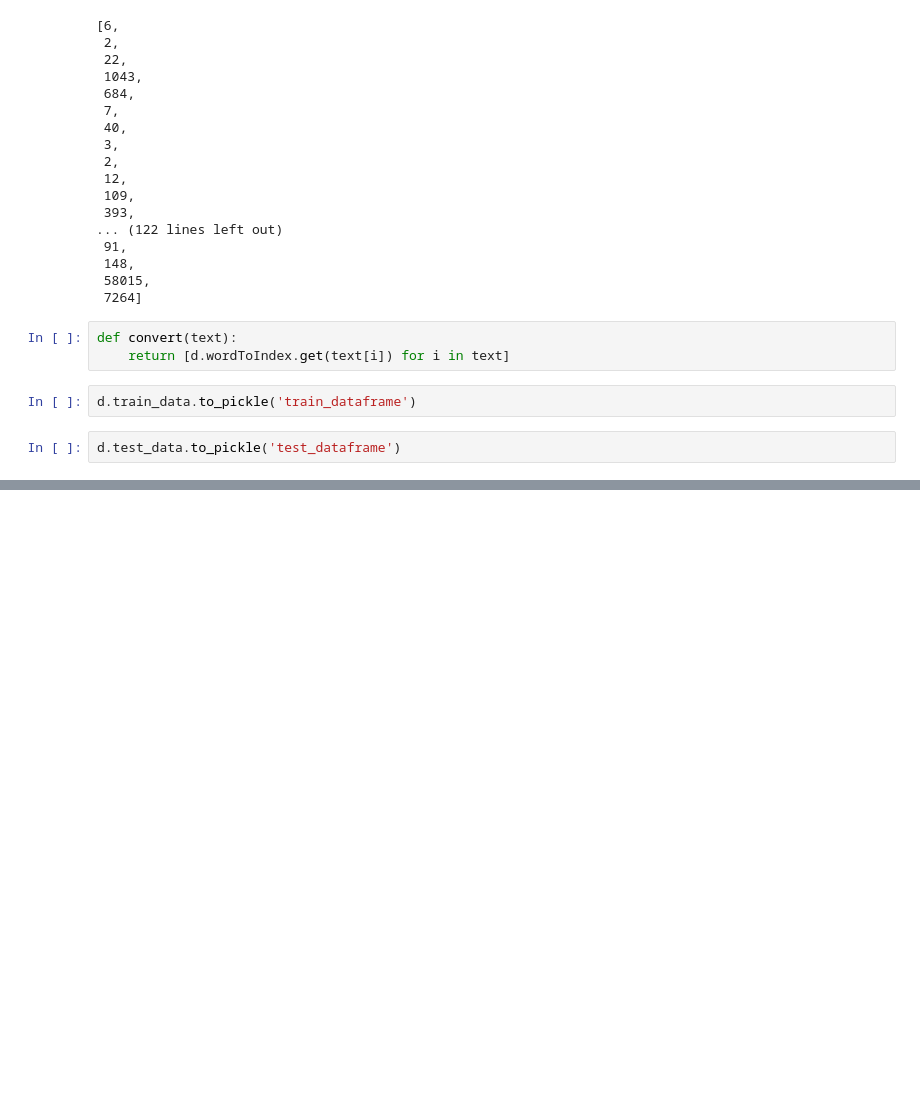
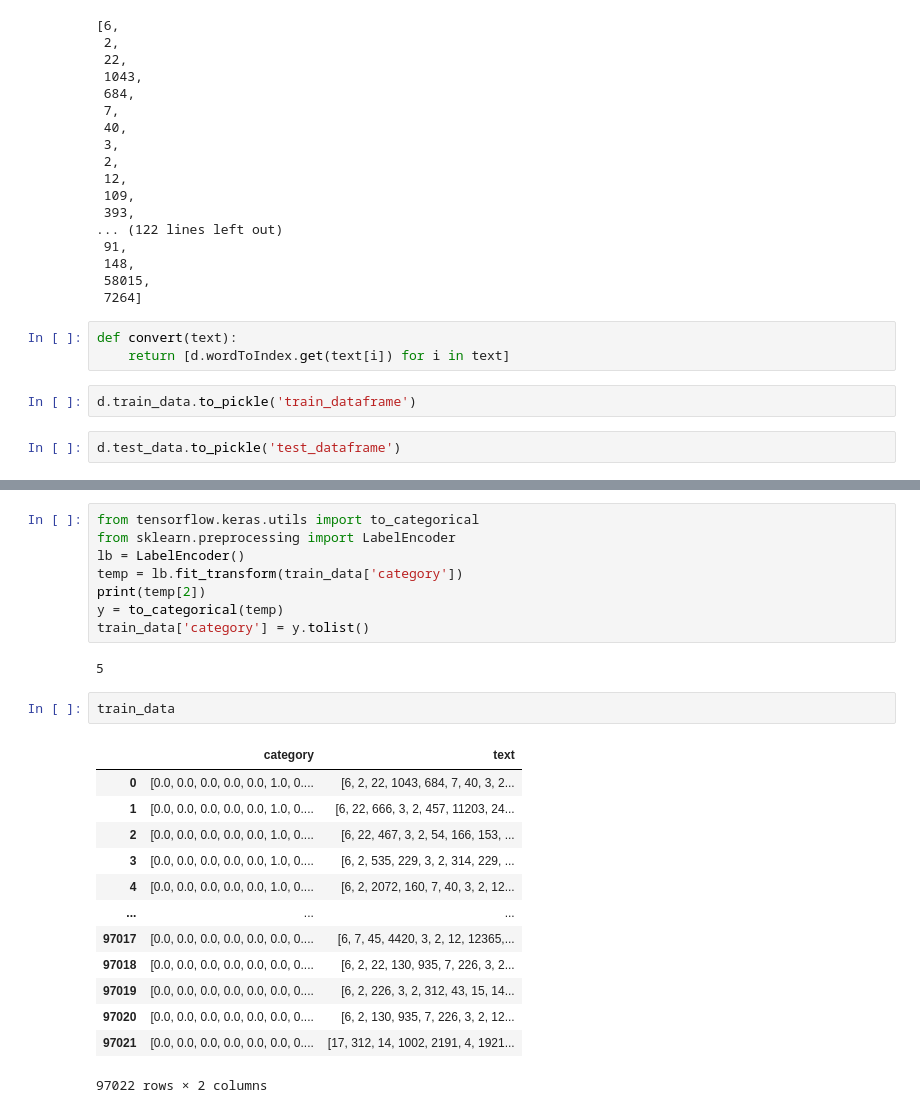
Before and after one commit to amirhossein-jamali/NLP, a Jupyter notebook: classification_assignment/CNN_Assignment_NLP_99_2.ipynb, the cells around one changed output, grey strips where cells are left out. Saved outputs shown, nothing was run; the diff lists cells and outputs as text; blank space fills up the shorter version.

```diff
--- a/classification_assignment/CNN_Assignment_NLP_99_2.ipynb
+++ b/classification_assignment/CNN_Assignment_NLP_99_2.ipynb
@@ -264,0 +302,26 @@ class CNNClassifier:
+# %%
+from tensorflow.keras.utils import to_categorical
+from sklearn.preprocessing import LabelEncoder
+lb = LabelEncoder()
+temp = lb.fit_transform(train_data['category'])
+print(temp[2])
+y = to_categorical(temp)
+train_data['category'] = y.tolist()
+# %% [output]
+5
+# %%
+train_data
+# %% [output]
+|  | category | text |
+| 0 | [0.0, 0.0, 0.0, 0.0, 0.0, 1.0, 0.... | [6, 2, 22, 1043, 684, 7, 40, 3, 2... |
+| 1 | [0.0, 0.0, 0.0, 0.0, 0.0, 1.0, 0.... | [6, 22, 666, 3, 2, 457, 11203, 24... |
+| 2 | [0.0, 0.0, 0.0, 0.0, 0.0, 1.0, 0.... | [6, 22, 467, 3, 2, 54, 166, 153, ... |
+| 3 | [0.0, 0.0, 0.0, 0.0, 0.0, 1.0, 0.... | [6, 2, 535, 229, 3, 2, 314, 229, ... |
+| 4 | [0.0, 0.0, 0.0, 0.0, 0.0, 1.0, 0.... | [6, 2, 2072, 160, 7, 40, 3, 2, 12... |
+| ... | ... | ... |
+| 97017 | [0.0, 0.0, 0.0, 0.0, 0.0, 0.0, 0.... | [6, 7, 45, 4420, 3, 2, 12, 12365,... |
+| 97018 | [0.0, 0.0, 0.0, 0.0, 0.0, 0.0, 0.... | [6, 2, 22, 130, 935, 7, 226, 3, 2... |
+| 97019 | [0.0, 0.0, 0.0, 0.0, 0.0, 0.0, 0.... | [6, 2, 226, 3, 2, 312, 43, 15, 14... |
+| 97020 | [0.0, 0.0, 0.0, 0.0, 0.0, 0.0, 0.... | [6, 2, 130, 935, 7, 226, 3, 2, 12... |
+| 97021 | [0.0, 0.0, 0.0, 0.0, 0.0, 0.0, 0.... | [17, 312, 14, 1002, 2191, 4, 1921... |
+97022 rows × 2 columns
```
Also changed, not shown: parts of 5 cells of this notebook.
